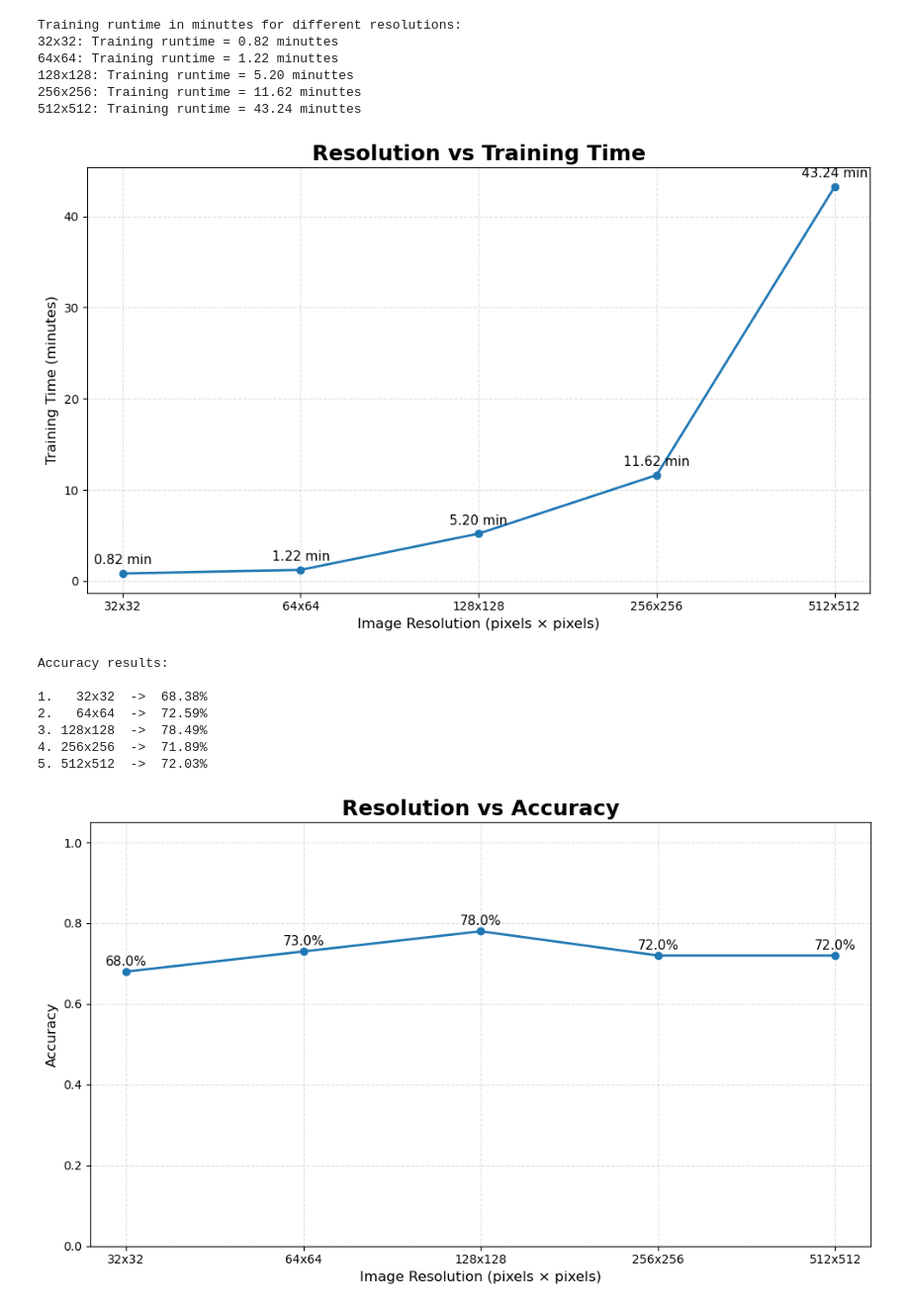
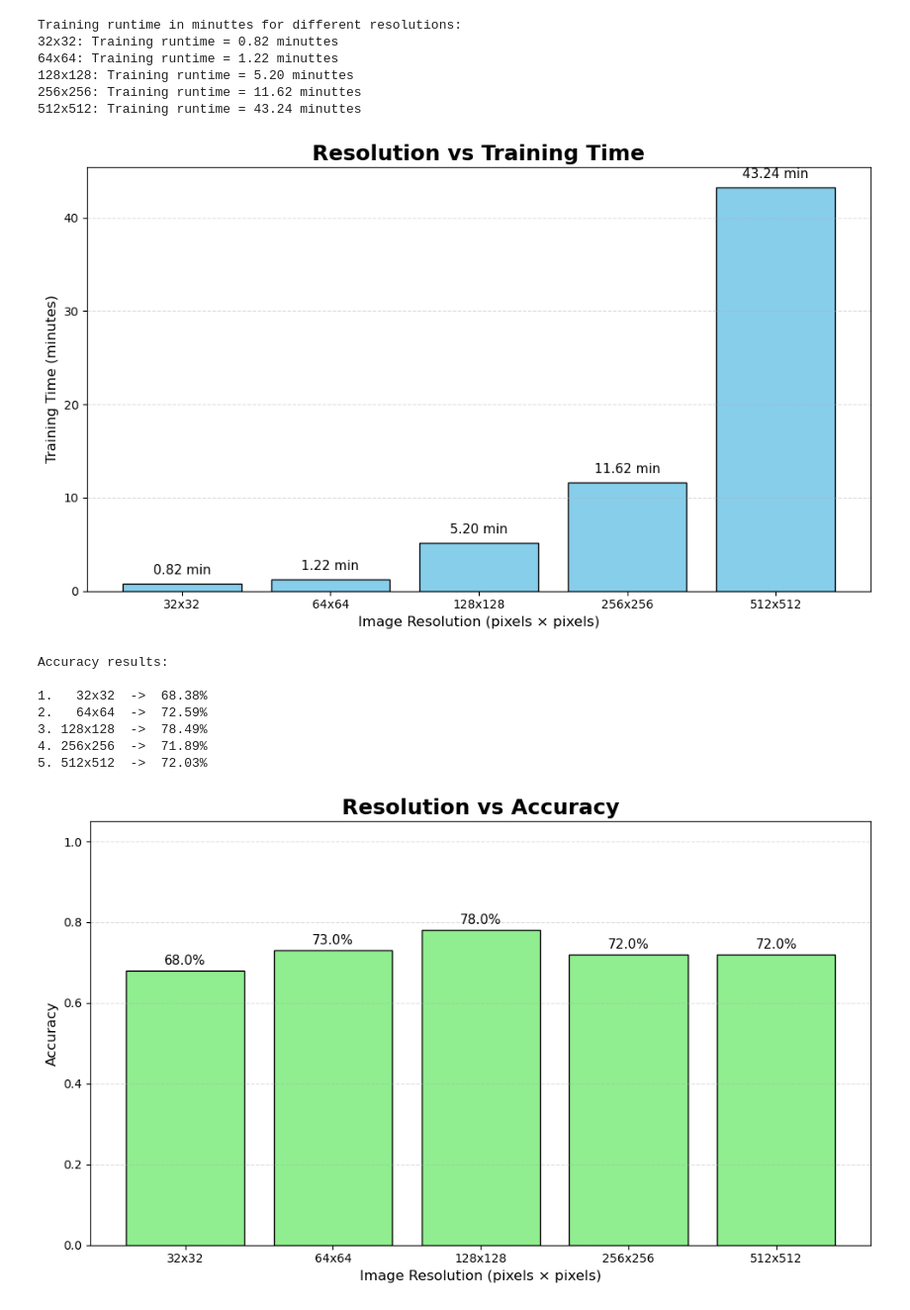
Before and after one commit to Bertram793/image_classifier, a Jupyter notebook: data analysis/time_accuracy_analysis.ipynb, the cells around one changed output. Shown at 99% size. Drawn from its saved outputs; the diff is of its cells as text; code cells hidden in the pictures.

Commit message:
new graphs

```diff
--- a/data analysis/time_accuracy_analysis.ipynb
+++ b/data analysis/time_accuracy_analysis.ipynb
@@ -22,30 +22,29 @@ import matplotlib.pyplot as plt
 res_labels = ["32x32", "64x64", "128x128", "256x256", "512x512"]
 time_minutes = [0.82, 1.22, 5.20, 11.62, 43.24]
 
-# Even spacing positions
+# Positions for bars
 x = range(len(res_labels))
 
 plt.figure(figsize=(10, 6))
-plt.plot(x, time_minutes, marker="o", linewidth=2)
+bars = plt.bar(x, time_minutes, color="skyblue", edgecolor="black")
 
-# Labels on points
-for i, y in enumerate(time_minutes):
-    plt.text(i, y + 1, f"{y:.2f} min", ha="center", fontsize=11)
+# Add value labels above bars
+for i, bar in enumerate(bars):
+    height = bar.get_height()
+    plt.text(i, height + 1, f"{height:.2f} min", ha="center", fontsize=11)
 
 plt.title("Resolution vs Training Time", fontsize=18, weight="bold")
 plt.xlabel("Image Resolution (pixels × pixels)", fontsize=12)
 plt.ylabel("Training Time (minutes)", fontsize=12)
 
 plt.xticks(x, res_labels)
-plt.grid(True, linestyle="--", alpha=0.4)
-
-# ... your plotting code here ...
+plt.grid(axis="y", linestyle="--", alpha=0.4)  # only horizontal grid lines
 
 plt.tight_layout()
 plt.savefig("resolution_vs_training_time.png", dpi=300, bbox_inches="tight")
 plt.show()
 # %% [output]
-[figure, old version]
+[figure, new version]
 # %%
 p_list = [
     ("32x32", 2530/3700),
@@ -69,33 +68,34 @@ Accuracy results:
 # %%
 import matplotlib.pyplot as plt
 
 # Data
 res_labels = ["32x32", "64x64", "128x128", "256x256", "512x512"]
 accuracy = [0.68, 0.73, 0.78, 0.72, 0.72]
 
-# Even spacing positions
+# Positions for bars
 x = range(len(res_labels))
 
 plt.figure(figsize=(10, 6))
-plt.plot(x, accuracy, marker="o", linewidth=2)
+bars = plt.bar(x, accuracy, color="lightgreen", edgecolor="black")
 
-# Labels on points
-for i, y in enumerate(accuracy):
-    plt.text(i, y + 0.015, f"{y*100:.1f}%", ha="center", fontsize=11)
+# Add value labels above bars
+for i, bar in enumerate(bars):
+    height = bar.get_height()
+    plt.text(i, height + 0.015, f"{height*100:.1f}%", ha="center", fontsize=11)
 
 plt.title("Resolution vs Accuracy", fontsize=18, weight="bold")
 plt.xlabel("Image Resolution (pixels × pixels)", fontsize=12)
 plt.ylabel("Accuracy", fontsize=12)
 
 plt.xticks(x, res_labels)
 plt.ylim(0, 1.05)
-plt.grid(True, linestyle="--", alpha=0.4)
+plt.grid(axis="y", linestyle="--", alpha=0.4)  # horizontal grid only
 
 plt.tight_layout()
 plt.savefig("resolution_vs_accuracy.png", dpi=300, bbox_inches="tight")
 plt.show()
 # %% [output]
-[figure, old version]
+[figure, new version]
 # %%
 import matplotlib.pyplot as plt
 
```
Also changed, not shown: parts of 1 cell of this notebook, 4 other files.
